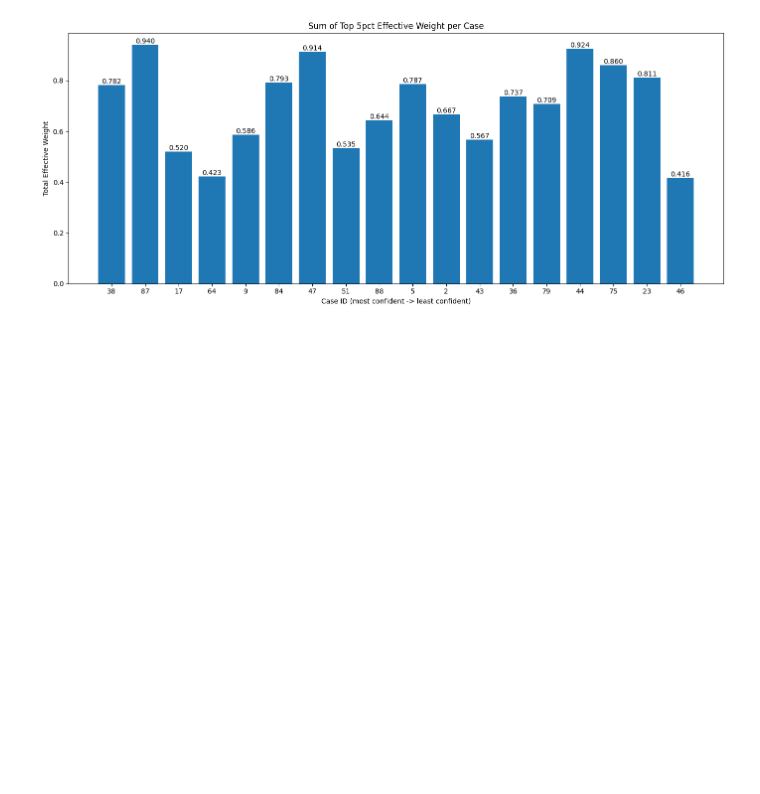
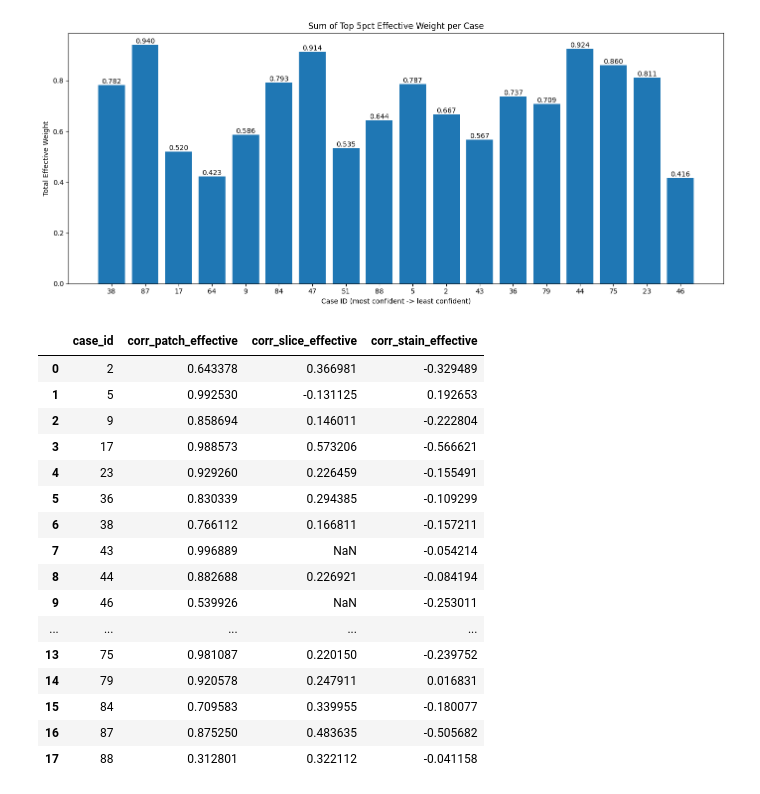
Before and after one commit to arvindkrishna87/STAT390_CMIL_Fall2025, a Jupyter notebook: Code/MIL/MIL_trainer_17Nov_Luna/visualize_predictions.ipynb, the cells around one changed output. Cells and saved outputs as stored; diff of their text form; code cells hidden in the pictures; blank space fills up the shorter version.

```diff
--- a/Code/MIL/MIL_trainer_17Nov_Luna/visualize_predictions.ipynb
+++ b/Code/MIL/MIL_trainer_17Nov_Luna/visualize_predictions.ipynb
@@ -202,0 +231,20 @@ plt.show()
+# %%
+results_df
+# %% [output]
+|  | case_id | corr_patch_effective | corr_slice_effective | corr_stain_effective |
+| 0 | 2 | 0.643378 | 0.366981 | -0.329489 |
+| 1 | 5 | 0.992530 | -0.131125 | 0.192653 |
+| 2 | 9 | 0.858694 | 0.146011 | -0.222804 |
+| 3 | 17 | 0.988573 | 0.573206 | -0.566621 |
+| 4 | 23 | 0.929260 | 0.226459 | -0.155491 |
+| 5 | 36 | 0.830339 | 0.294385 | -0.109299 |
+| 6 | 38 | 0.766112 | 0.166811 | -0.157211 |
+| 7 | 43 | 0.996889 | NaN | -0.054214 |
+| 8 | 44 | 0.882688 | 0.226921 | -0.084194 |
+| 9 | 46 | 0.539926 | NaN | -0.253011 |
+| ... | ... | ... | ... | ... |
+| 13 | 75 | 0.981087 | 0.220150 | -0.239752 |
+| 14 | 79 | 0.920578 | 0.247911 | 0.016831 |
+| 15 | 84 | 0.709583 | 0.339955 | -0.180077 |
+| 16 | 87 | 0.875250 | 0.483635 | -0.505682 |
+| 17 | 88 | 0.312801 | 0.322112 | -0.041158 |
```
Also changed, not shown: parts of 8 cells of this notebook, 2 other files.
